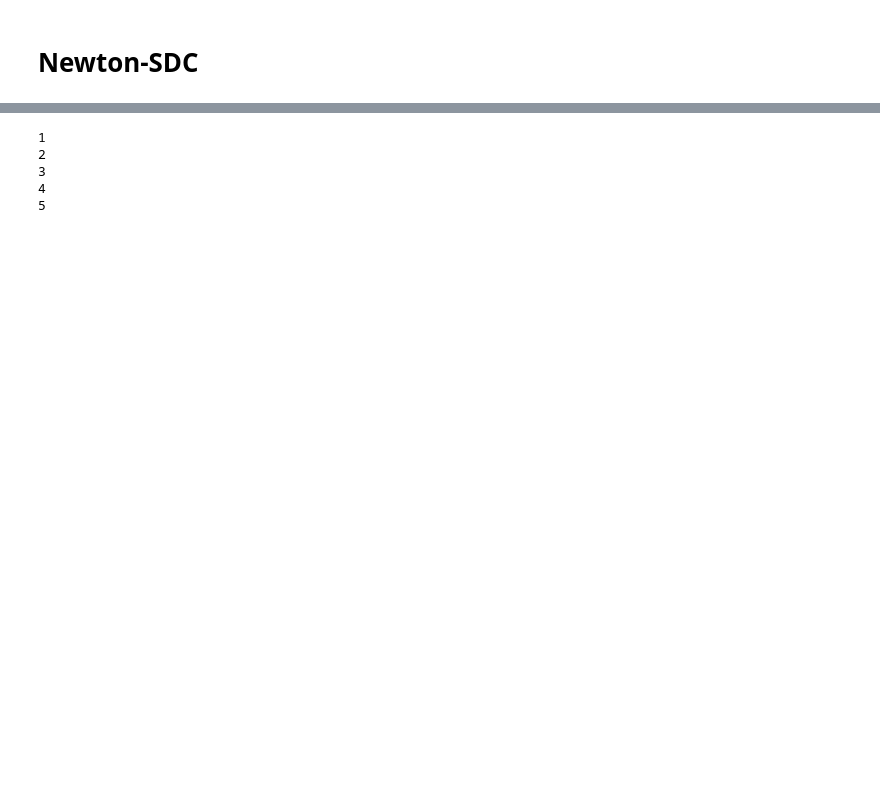
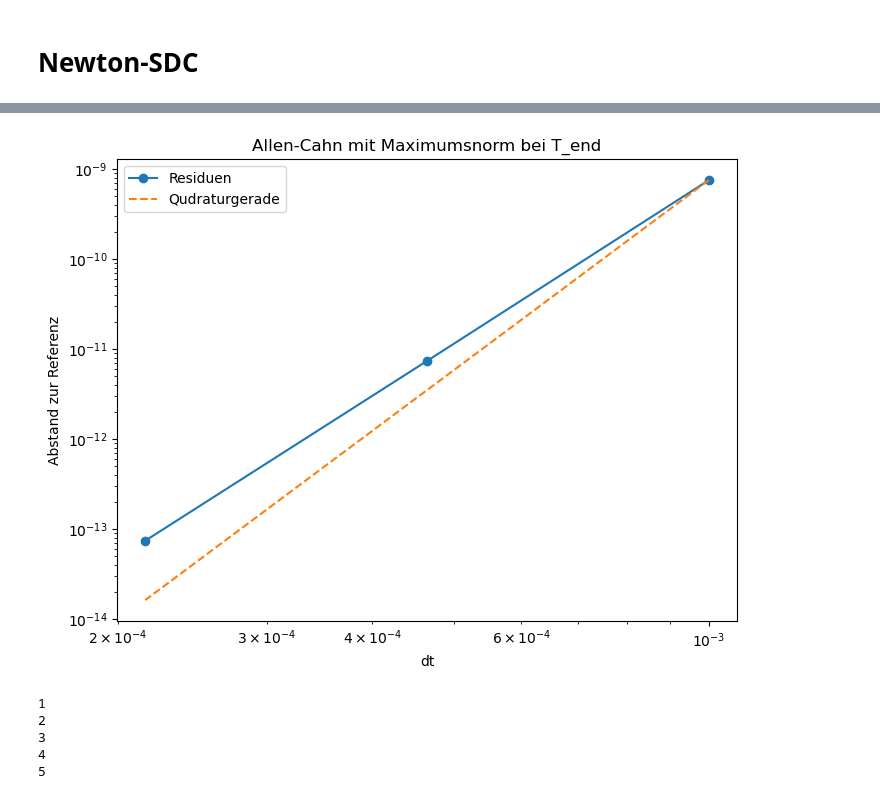
Before and after one commit to aventurierblue/sdc, a Jupyter notebook: allencahn-cupy.ipynb, the cells around one changed output, grey strips where cells are left out. Cells and saved outputs as stored; diff of their text form; code cells hidden in the pictures; blank space fills up the shorter version.

```diff
--- a/allencahn-cupy.ipynb
+++ b/allencahn-cupy.ipynb
@@ -271 +321,18 @@ array(1.18166033e-11)
+# %%
+fig = plt.figure(figsize=(8, 6))
+conv_line = cp.power(dts_allen[:-1], 7) * norms_allen[0]/np.power(dts_allen[0], 7)
+plt.plot(dts_allen[:-1].get(), norms_allen[:-1].get(), marker = "o", label="Residuen")
+plt.plot(dts_allen[:-1].get(), conv_line.get(), linestyle="dashed", label="Qudraturgerade")
+plt.xscale("log", base = 10)
+plt.yscale("log", base = 10)
+#plt.ylim(1E-15, 1E-8)
+plt.xlabel("dt")
+plt.ylabel("Abstand zur Referenz")
+#plt.xticks(dts_allen[:-1].get(), labels=["{:.2e}".format(dt) for dt in dts_allen[:-1].get()])
+plt.legend()
+plt.title("Allen-Cahn mit Maximumsnorm bei T_end")
+plt.savefig("allencahn_maximumsnorm_newsdc.png")
+plt.show()
+# %% [output]
+[figure, added]
 # %%
```
Also changed, not shown: parts of 12 cells of this notebook, 11 other files.
